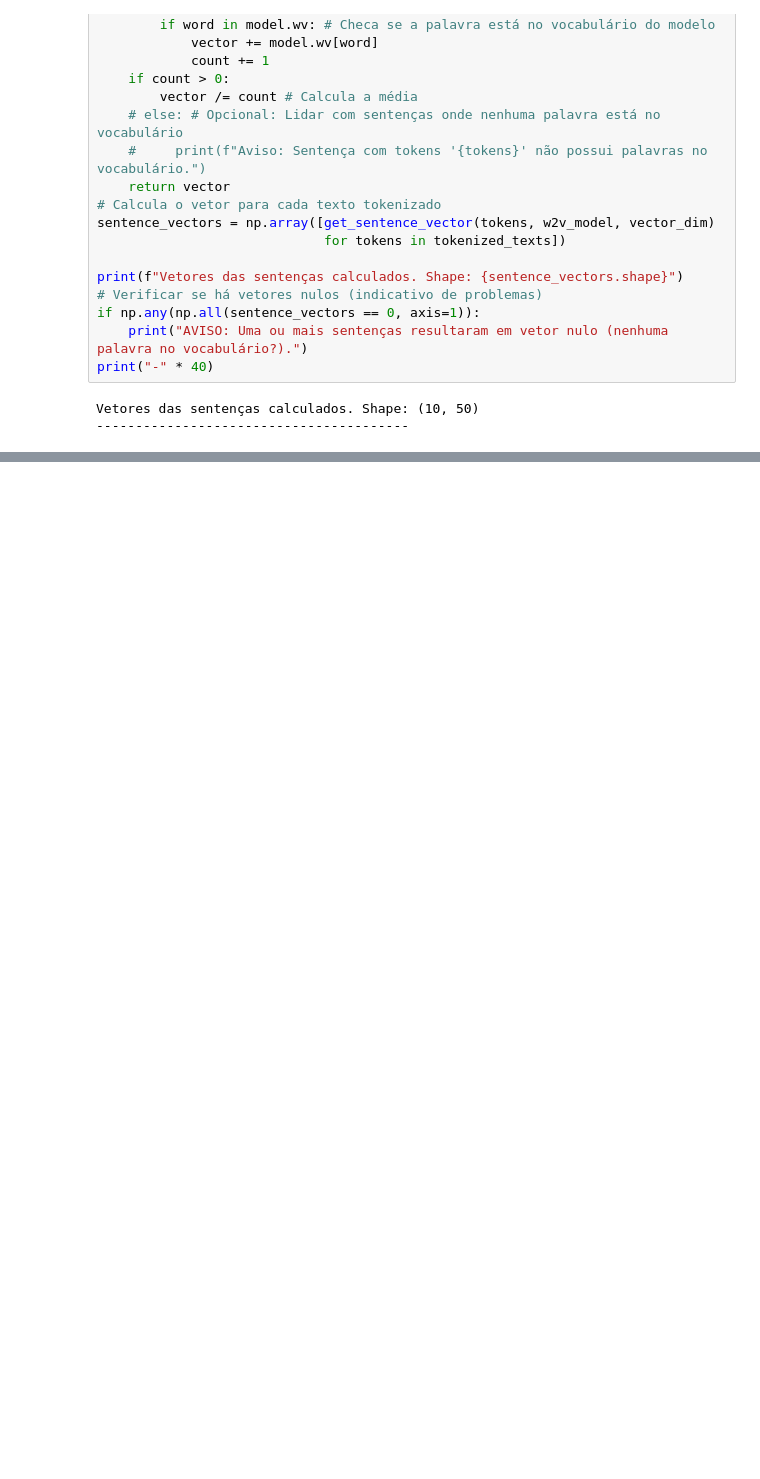
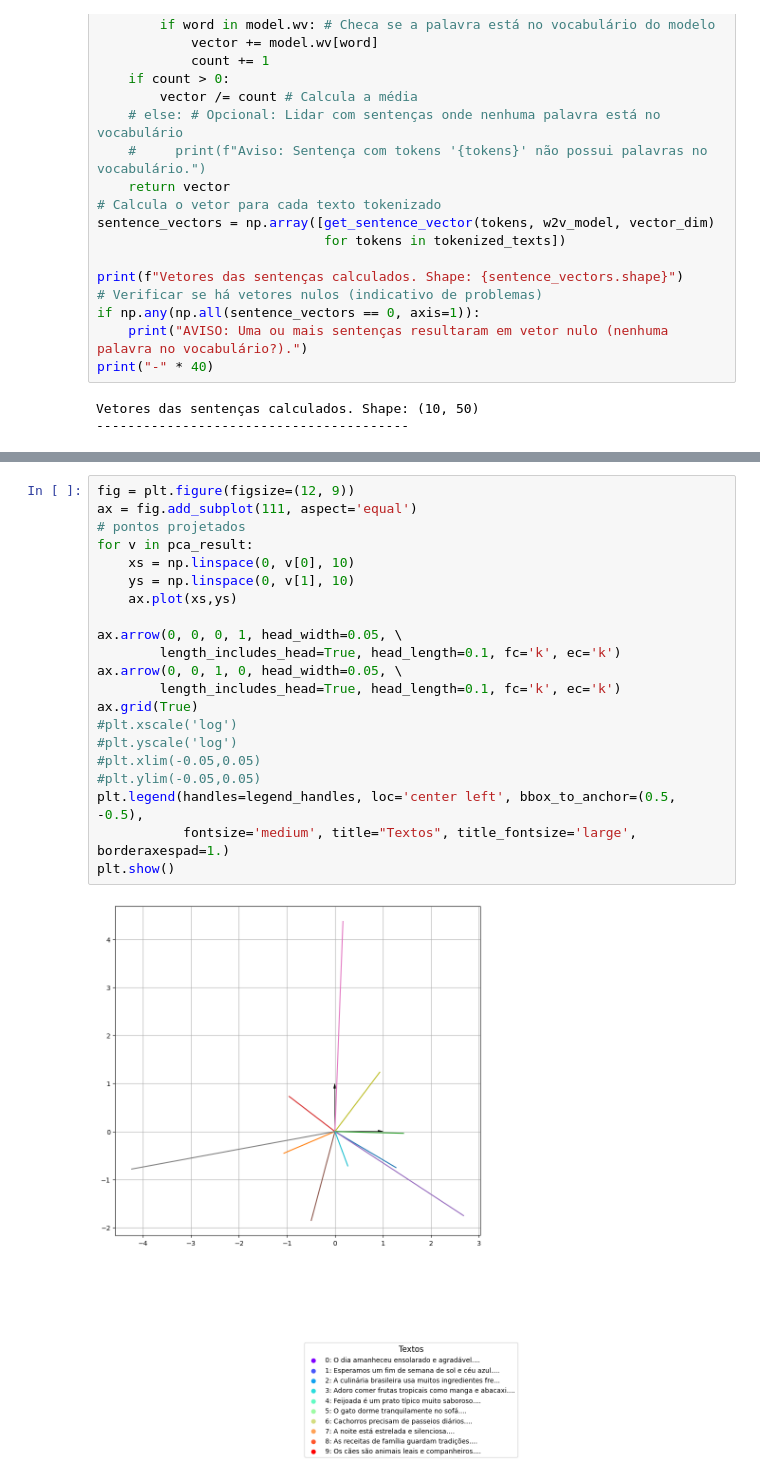
Before and after one commit to Equipe16-IAA/IAA015, a Jupyter notebook: Comparação modelos vetoriais.ipynb, the cells around one changed output, grey strips where cells are left out. Saved outputs shown, nothing was run; the diff lists cells and outputs as text; blank space fills up the shorter version.

```diff
--- a/Comparação modelos vetoriais.ipynb
+++ b/Comparação modelos vetoriais.ipynb
@@ -286,0 +346,23 @@ Com um corpus pequeno, as relações capturadas pelo Word2Vec podem ser fracas o
+# %%
+fig = plt.figure(figsize=(12, 9))
+ax = fig.add_subplot(111, aspect='equal')
+# pontos projetados
+for v in pca_result:
+    xs = np.linspace(0, v[0], 10)
+    ys = np.linspace(0, v[1], 10)
+    ax.plot(xs,ys)
+
+ax.arrow(0, 0, 0, 1, head_width=0.05, \
+        length_includes_head=True, head_length=0.1, fc='k', ec='k')
+ax.arrow(0, 0, 1, 0, head_width=0.05, \
+        length_includes_head=True, head_length=0.1, fc='k', ec='k')
+ax.grid(True)
+#plt.xscale('log')
+#plt.yscale('log')
+#plt.xlim(-0.05,0.05)
+#plt.ylim(-0.05,0.05)
+plt.legend(handles=legend_handles, loc='center left', bbox_to_anchor=(0.5, -0.5),
+           fontsize='medium', title="Textos", title_fontsize='large', borderaxespad=1.)
+plt.show()
+# %% [output]
+[figure, added]
```
Also changed, not shown: parts of 8 cells of this notebook.
